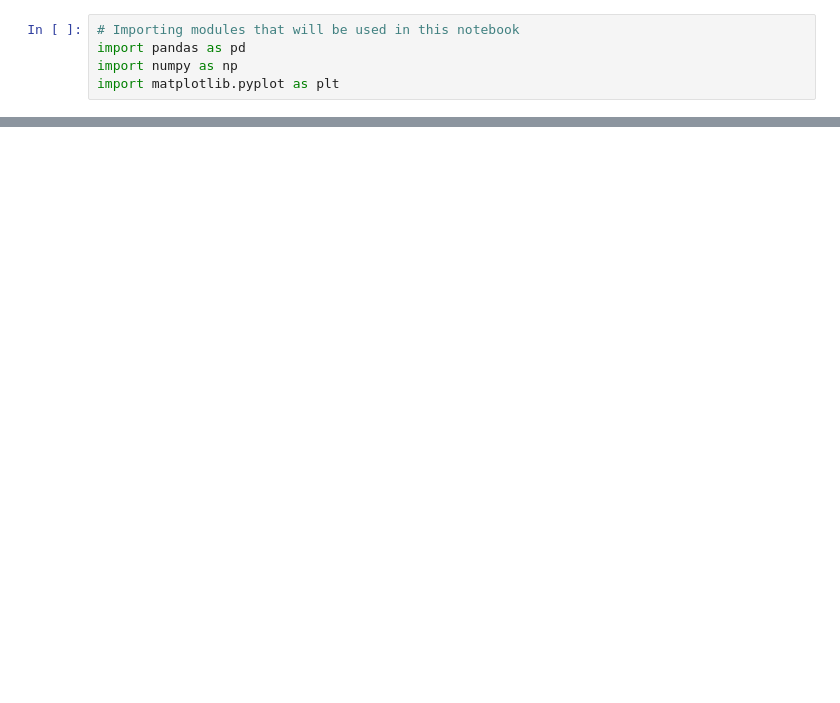
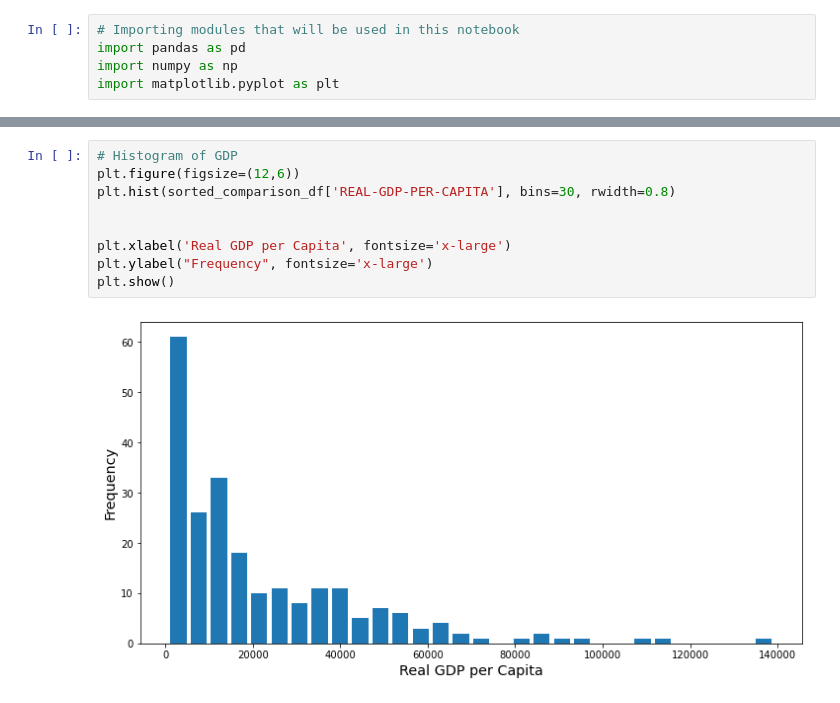
Before and after one commit to RebeccaVachon/Country_Comparisons, a Jupyter notebook: comparison.ipynb, the cells around one changed output, grey strips where cells are left out. Cells and saved outputs as stored; diff of their text form; blank space fills up the shorter version.

```diff
--- a/comparison.ipynb
+++ b/comparison.ipynb
@@ -130,0 +168,11 @@ plt.show()
+# %%
+# Histogram of GDP
+plt.figure(figsize=(12,6))
+plt.hist(sorted_comparison_df['REAL-GDP-PER-CAPITA'], bins=30, rwidth=0.8)
+
+
+plt.xlabel('Real GDP per Capita', fontsize='x-large')
+plt.ylabel("Frequency", fontsize='x-large')
+plt.show()
+# %% [output]
+[figure, added]
```
Also changed, not shown: parts of 24 cells of this notebook.
